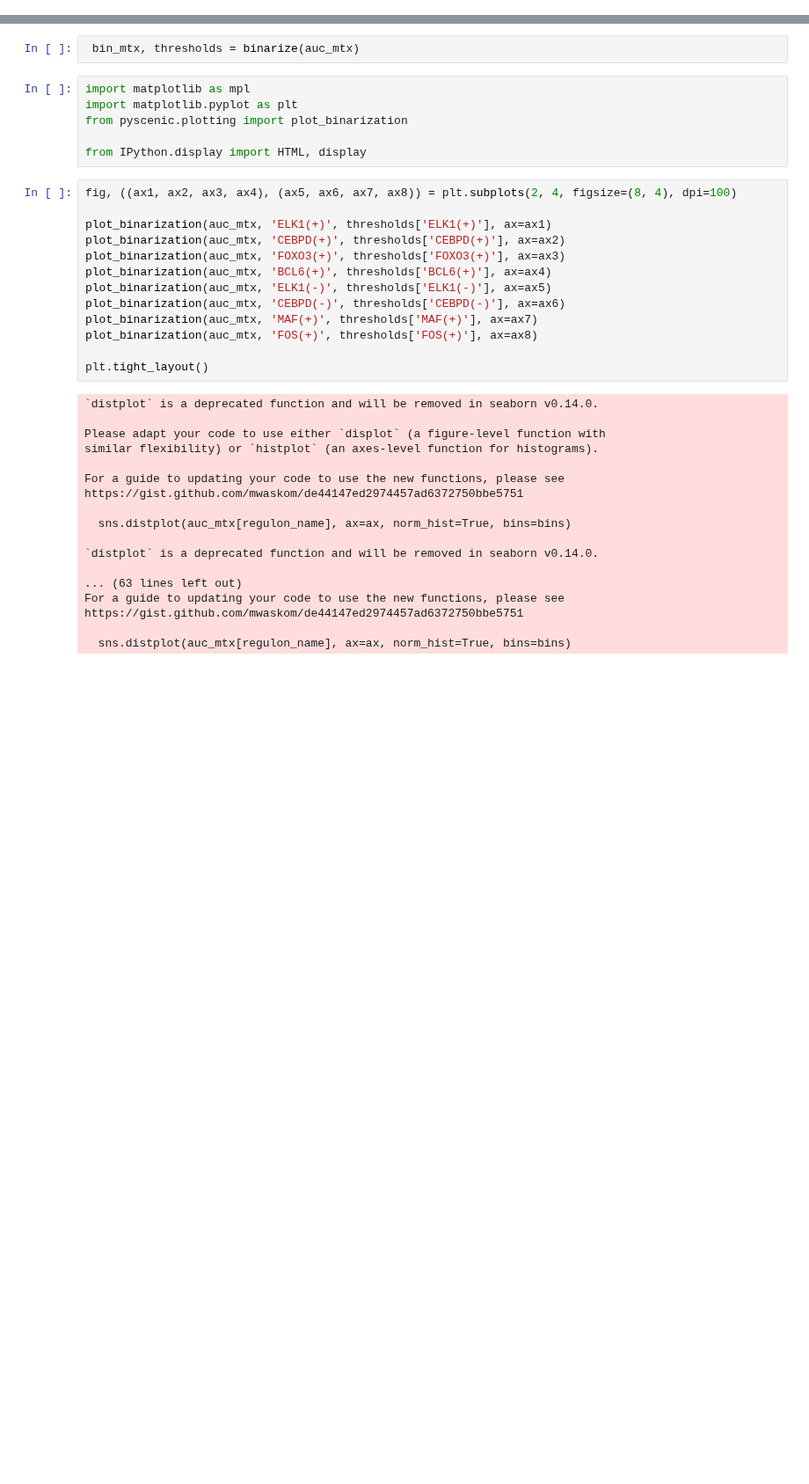
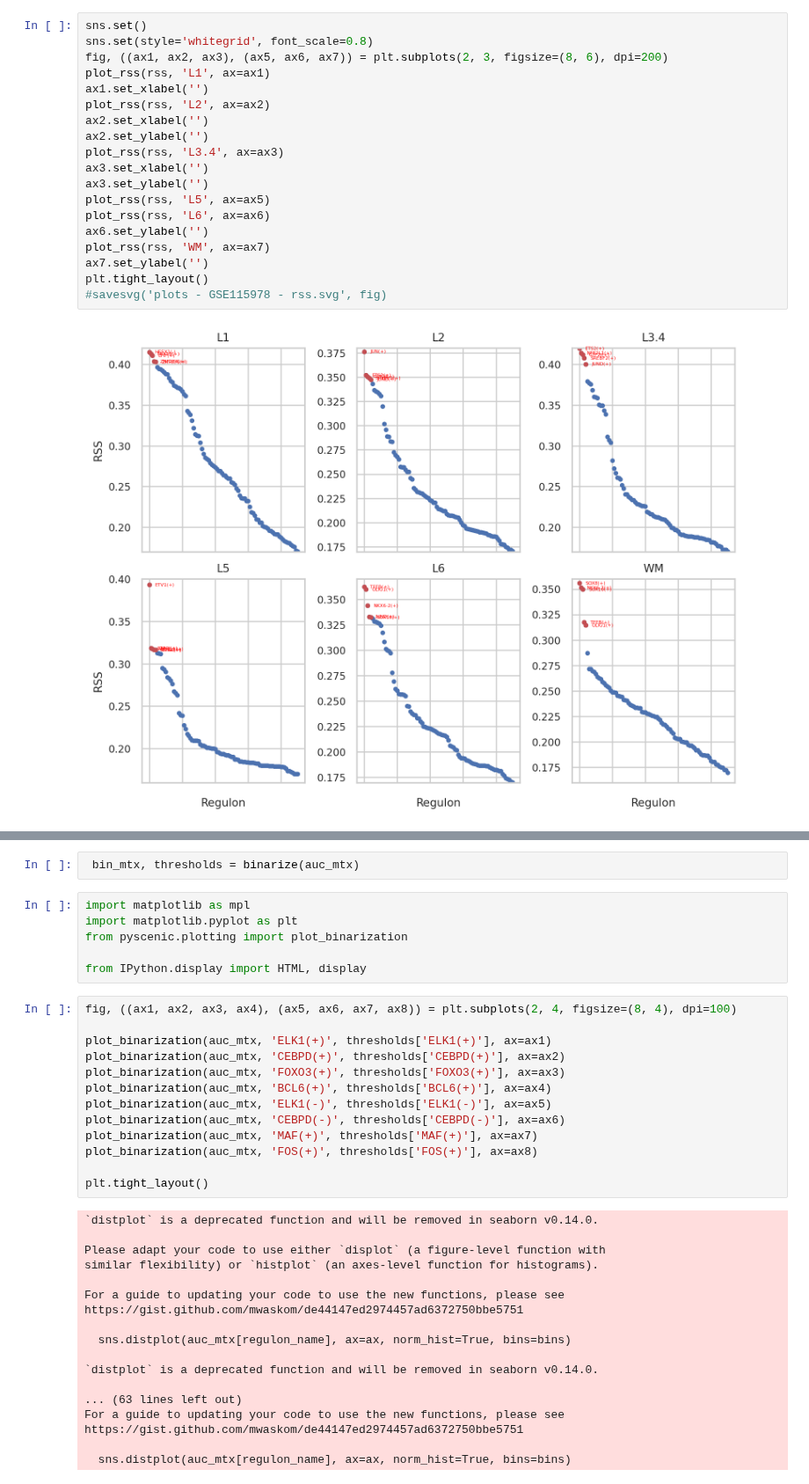
Before and after one commit to LieberInstitute/spatialDLPFC_mdd_bpd, a Jupyter notebook: code/09_SCENIC/05_plot_AUCell.ipynb, the cells around one changed output, grey strips where cells are left out. Shown at 88% size. Saved outputs shown, nothing was run; the diff lists cells and outputs as text; blank space fills up the shorter version.

```diff
--- a/code/09_SCENIC/05_plot_AUCell.ipynb
+++ b/code/09_SCENIC/05_plot_AUCell.ipynb
@@ -9,0 +317,21 @@ lf.close()
+# %%
+sns.set()
+sns.set(style='whitegrid', font_scale=0.8)
+fig, ((ax1, ax2, ax3), (ax5, ax6, ax7)) = plt.subplots(2, 3, figsize=(8, 6), dpi=200)
+plot_rss(rss, 'L1', ax=ax1)
+ax1.set_xlabel('')
+plot_rss(rss, 'L2', ax=ax2)
+ax2.set_xlabel('')
+ax2.set_ylabel('')
+plot_rss(rss, 'L3.4', ax=ax3)
+ax3.set_xlabel('')
+ax3.set_ylabel('')
+plot_rss(rss, 'L5', ax=ax5)
+plot_rss(rss, 'L6', ax=ax6)
+ax6.set_ylabel('')
+plot_rss(rss, 'WM', ax=ax7)
+ax7.set_ylabel('')
+plt.tight_layout()
+#savesvg('plots - GSE115978 - rss.svg', fig)
+# %% [output]
+[figure, added]
```
Also changed, not shown: parts of 50 cells of this notebook, 1 other file.
